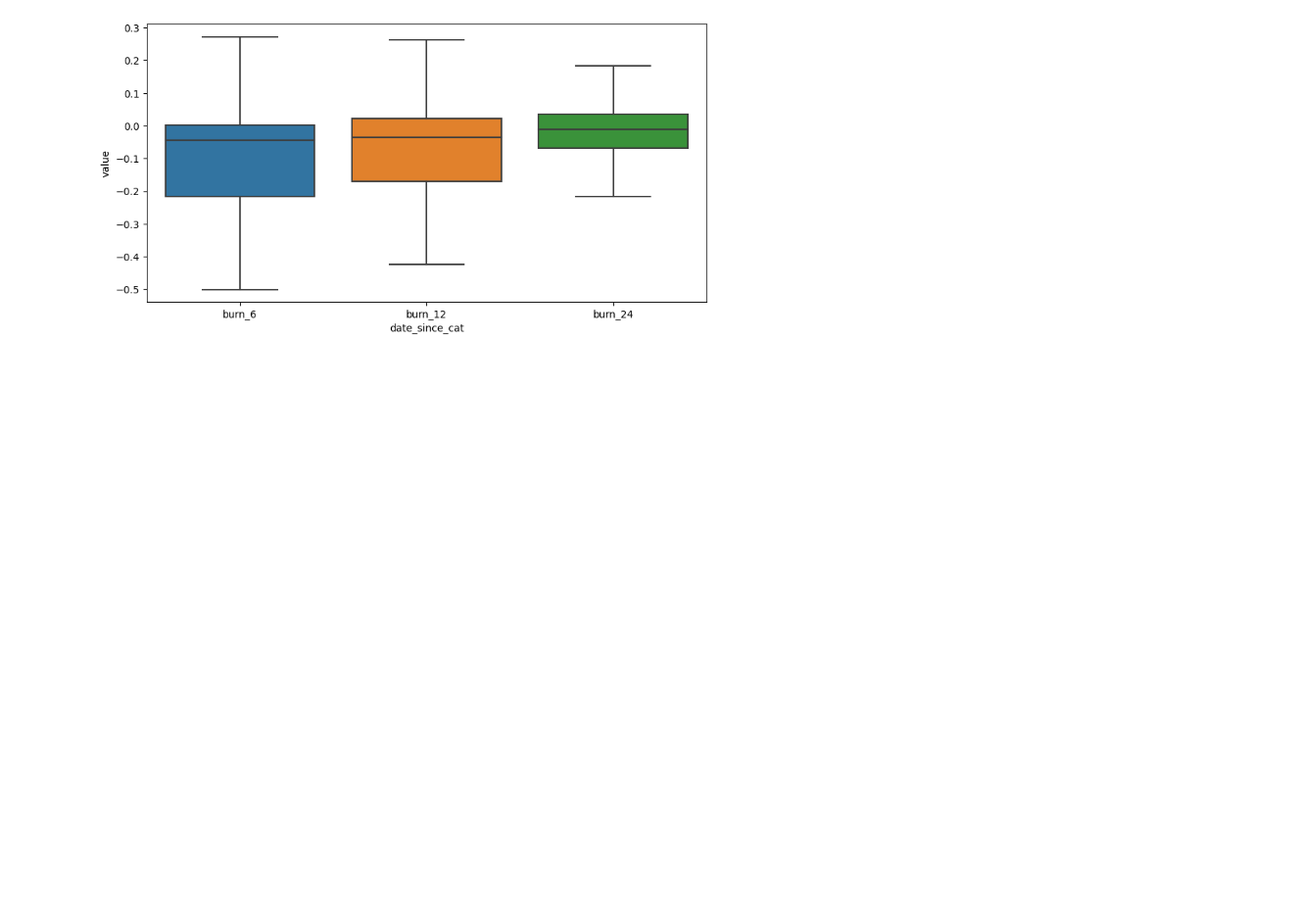
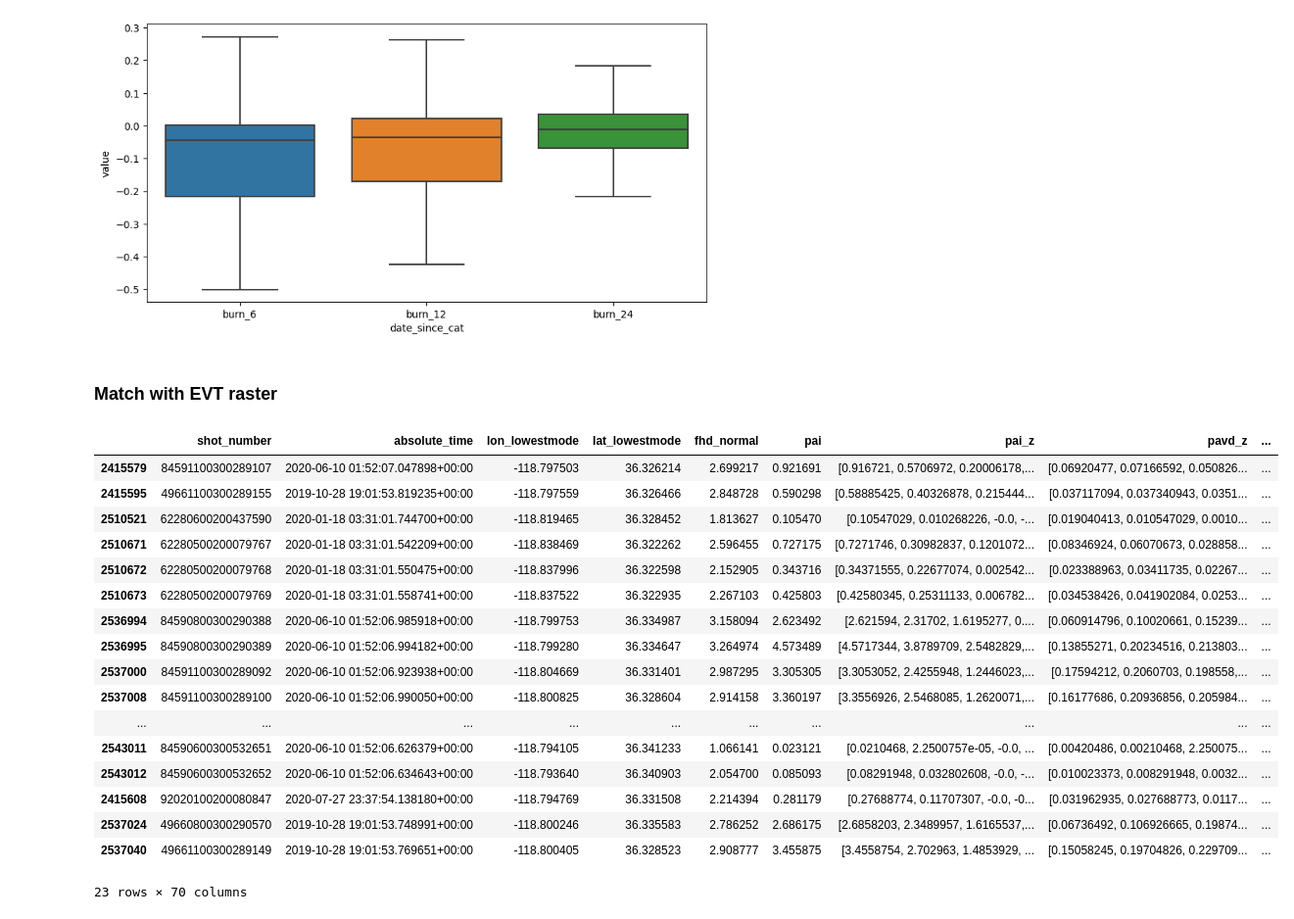
Before and after one commit to mahuna13/fire-regen, a Jupyter notebook: notebooks/exploratory/gedi_evaluation/CastleFire.ipynb, the cells around one changed output. Shown at 98% size. Cells and saved outputs as stored; diff of their text form; code cells hidden in the pictures; blank space fills up the shorter version.

```diff
--- a/notebooks/exploratory/gedi_evaluation/CastleFire.ipynb
+++ b/notebooks/exploratory/gedi_evaluation/CastleFire.ipynb
@@ -290,3 +290,5 @@ sns.boxplot(lala, x='date_since_cat', y='value', showfliers=False)
 # %% [output]
 <Axes: xlabel='date_since_cat', ylabel='value'>
 [figure]
+# %% [markdown]
+### Match with EVT raster
@@ -292,0 +302,23 @@ sns.boxplot(lala, x='date_since_cat', y='value', showfliers=False)
+# %%
+ba4_matches = castle_ba4_raster.sample_2x2(close_matches, 'lon_lowestmode', 'lat_lowestmode')
+# %%
+ba4_matches
+# %% [output]
+|  | shot_number | absolute_time | lon_lowestmode | lat_lowestmode | fhd_normal | pai | pai_z | pavd_z | ... |
+| 2415579 | 84591100300289107 | 2020-06-10 01:52:07.047898+00:00 | -118.797503 | 36.326214 | 2.699217 | 0.921691 | [0.916721, 0.5706972, 0.20006178,... | [0.06920477, 0.07166592, 0.050826... | ... |
+| 2415595 | 49661100300289155 | 2019-10-28 19:01:53.819235+00:00 | -118.797559 | 36.326466 | 2.848728 | 0.590298 | [0.58885425, 0.40326878, 0.215444... | [0.037117094, 0.037340943, 0.0351... | ... |
+| 2510521 | 62280600200437590 | 2020-01-18 03:31:01.744700+00:00 | -118.819465 | 36.328452 | 1.813627 | 0.105470 | [0.10547029, 0.010268226, -0.0, -... | [0.019040413, 0.010547029, 0.0010... | ... |
+| 2510671 | 62280500200079767 | 2020-01-18 03:31:01.542209+00:00 | -118.838469 | 36.322262 | 2.596455 | 0.727175 | [0.7271746, 0.30982837, 0.1201072... | [0.08346924, 0.06070673, 0.028858... | ... |
+| 2510672 | 62280500200079768 | 2020-01-18 03:31:01.550475+00:00 | -118.837996 | 36.322598 | 2.152905 | 0.343716 | [0.34371555, 0.22677074, 0.002542... | [0.023388963, 0.03411735, 0.02267... | ... |
+| 2510673 | 62280500200079769 | 2020-01-18 03:31:01.558741+00:00 | -118.837522 | 36.322935 | 2.267103 | 0.425803 | [0.42580345, 0.25311133, 0.006782... | [0.034538426, 0.041902084, 0.0253... | ... |
+| 2536994 | 84590800300290388 | 2020-06-10 01:52:06.985918+00:00 | -118.799753 | 36.334987 | 3.158094 | 2.623492 | [2.621594, 2.31702, 1.6195277, 0.... | [0.060914796, 0.10020661, 0.15239... | ... |
+| 2536995 | 84590800300290389 | 2020-06-10 01:52:06.994182+00:00 | -118.799280 | 36.334647 | 3.264974 | 4.573489 | [4.5717344, 3.8789709, 2.5482829,... | [0.13855271, 0.20234516, 0.213803... | ... |
+| 2537000 | 84591100300289092 | 2020-06-10 01:52:06.923938+00:00 | -118.804669 | 36.331401 | 2.987295 | 3.305305 | [3.3053052, 2.4255948, 1.2446023,... | [0.17594212, 0.2060703, 0.198558,... | ... |
+| 2537008 | 84591100300289100 | 2020-06-10 01:52:06.990050+00:00 | -118.800825 | 36.328604 | 2.914158 | 3.360197 | [3.3556926, 2.5468085, 1.2620071,... | [0.16177686, 0.20936856, 0.205984... | ... |
+| ... | ... | ... | ... | ... | ... | ... | ... | ... | ... |
+| 2543011 | 84590600300532651 | 2020-06-10 01:52:06.626379+00:00 | -118.794105 | 36.341233 | 1.066141 | 0.023121 | [0.0210468, 2.2500757e-05, -0.0, ... | [0.00420486, 0.00210468, 2.250075... | ... |
+| 2543012 | 84590600300532652 | 2020-06-10 01:52:06.634643+00:00 | -118.793640 | 36.340903 | 2.054700 | 0.085093 | [0.08291948, 0.032802608, -0.0, -... | [0.010023373, 0.008291948, 0.0032... | ... |
+| 2415608 | 92020100200080847 | 2020-07-27 23:37:54.138180+00:00 | -118.794769 | 36.331508 | 2.214394 | 0.281179 | [0.27688774, 0.11707307, -0.0, -0... | [0.031962935, 0.027688773, 0.0117... | ... |
+| 2537024 | 49660800300290570 | 2019-10-28 19:01:53.748991+00:00 | -118.800246 | 36.335583 | 2.786252 | 2.686175 | [2.6858203, 2.3489957, 1.6165537,... | [0.06736492, 0.106926665, 0.19874... | ... |
+| 2537040 | 49661100300289149 | 2019-10-28 19:01:53.769651+00:00 | -118.800405 | 36.328523 | 2.908777 | 3.455875 | [3.4558754, 2.702963, 1.4853929, ... | [0.15058245, 0.19704826, 0.229709... | ... |
+23 rows × 70 columns
```
Also changed, not shown: parts of 6 cells of this notebook, 5 other files.
